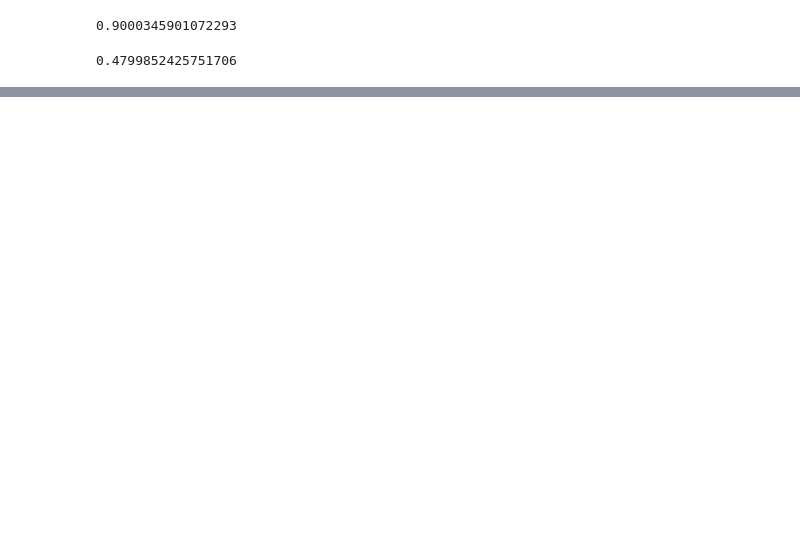
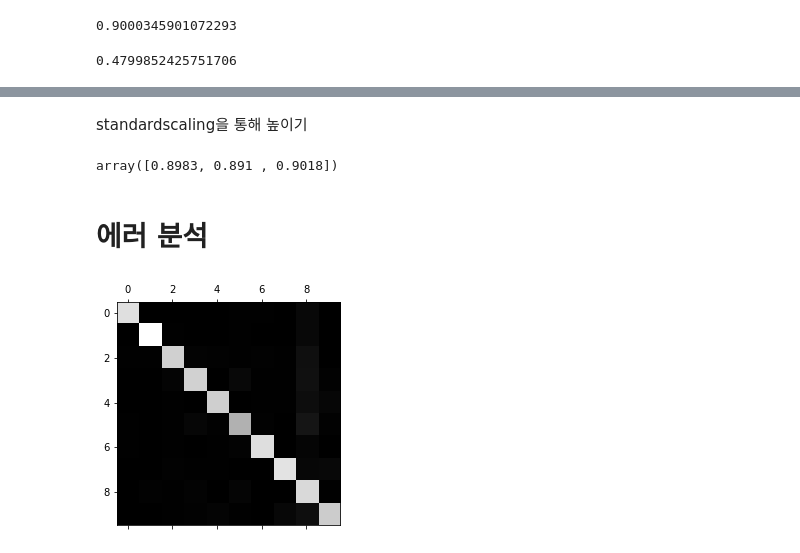
Before and after one commit to FallingStar624/ML, a Jupyter notebook: ch3/ch3.ipynb, the cells around one changed output, grey strips where cells are left out. Drawn from its saved outputs; the diff is of its cells as text; code cells hidden in the pictures; blank space fills up the shorter version.

```diff
--- a/ch3/ch3.ipynb
+++ b/ch3/ch3.ipynb
@@ -195,0 +290,2 @@ recall_score(y_train_5, y_train_pred_90)
+# %%
+sgd_clf.fit(X_train, y_train)
@@ -195,0 +302,20 @@ recall_score(y_train_5, y_train_pred_90)
+# %% [markdown]
+standardscaling을 통해 높이기
+# %%
+from sklearn.preprocessing import StandardScaler
+scaler = StandardScaler()
+X_train_scaled = scaler.fit_transform(X_train.astype(np.float64))
+cross_val_score(sgd_clf, X_train_scaled, y_train, cv=3, scoring="accuracy")
+# %% [output]
+array([0.8983, 0.891 , 0.9018])
+# %% [markdown]
+# 에러 분석
+# %%
+y_train_predict = cross_val_predict(sgd_clf, X_train_scaled, y_train, cv=3)
+# %%
+conf_mat = confusion_matrix(y_train, y_train_predict)
+# %%
+plt.matshow(conf_mat, cmap=plt.cm.gray)
+plt.show()
+# %% [output]
+[figure, added]
```
Also changed, not shown: parts of 46 cells of this notebook.
